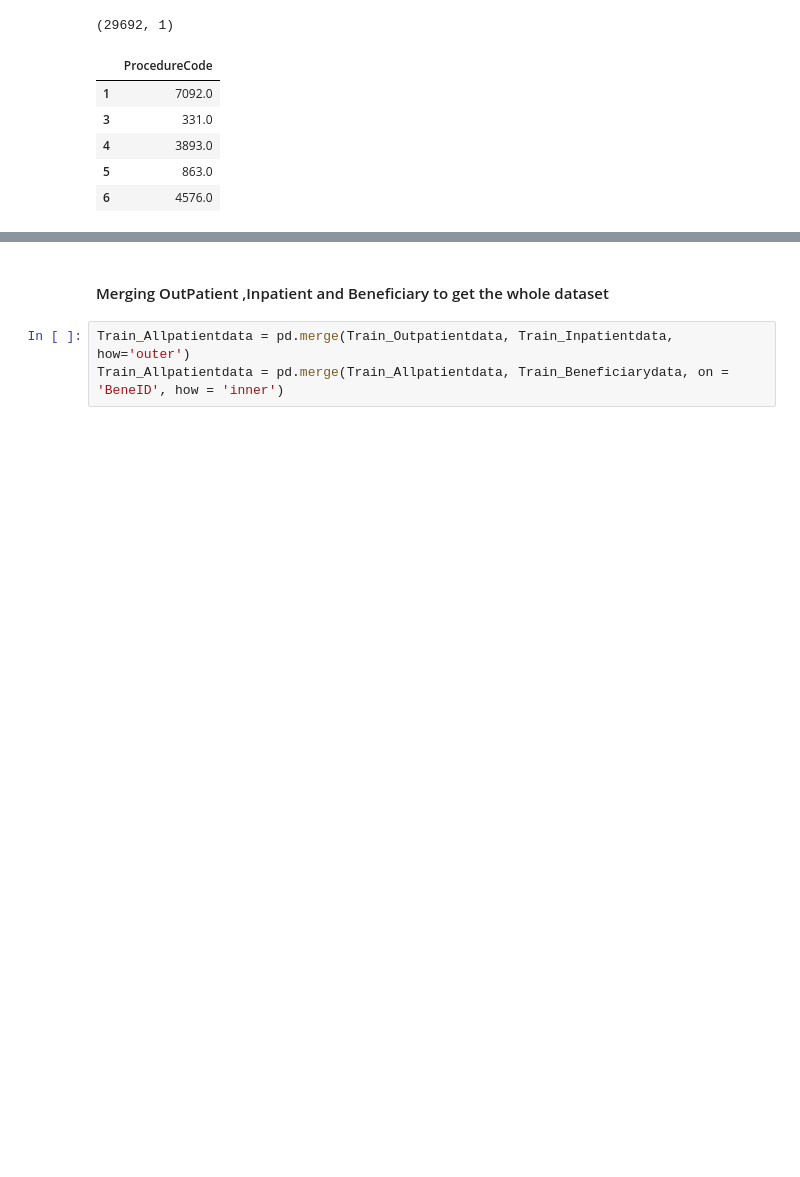
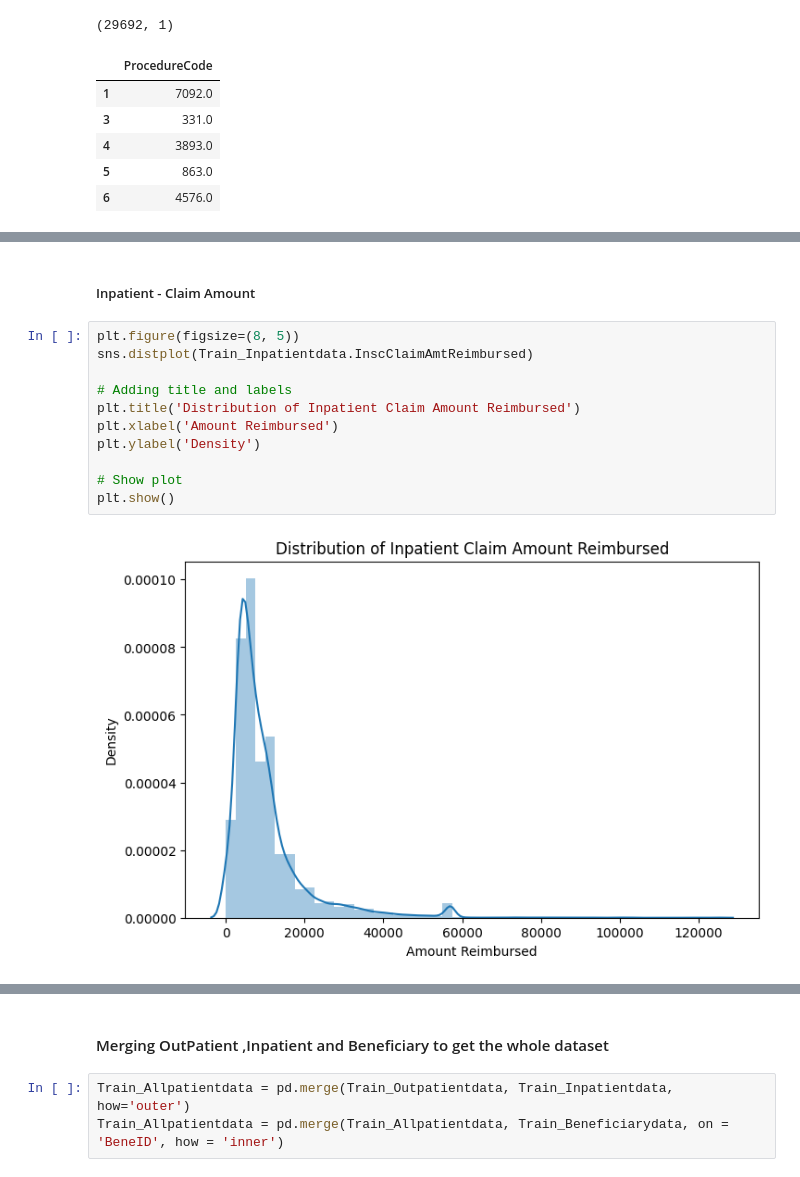
Before and after one commit to yingliu1206/Fraud-detection-In-Health-Care, a Jupyter notebook: code.ipynb, the cells around one changed output, grey strips where cells are left out. Cells and saved outputs as stored; diff of their text form; blank space fills up the shorter version.

```diff
--- a/code.ipynb
+++ b/code.ipynb
@@ -173,0 +176,15 @@ Length: 242844, dtype: object
+# %% [markdown]
+##### Inpatient - Claim Amount
+# %%
+plt.figure(figsize=(8, 5))
+sns.distplot(Train_Inpatientdata.InscClaimAmtReimbursed)
+
+# Adding title and labels
+plt.title('Distribution of Inpatient Claim Amount Reimbursed')
+plt.xlabel('Amount Reimbursed')
+plt.ylabel('Density')
+
+# Show plot
+plt.show()
+# %% [output]
+[figure, added]
```
Also changed, not shown: parts of 23 cells of this notebook.
